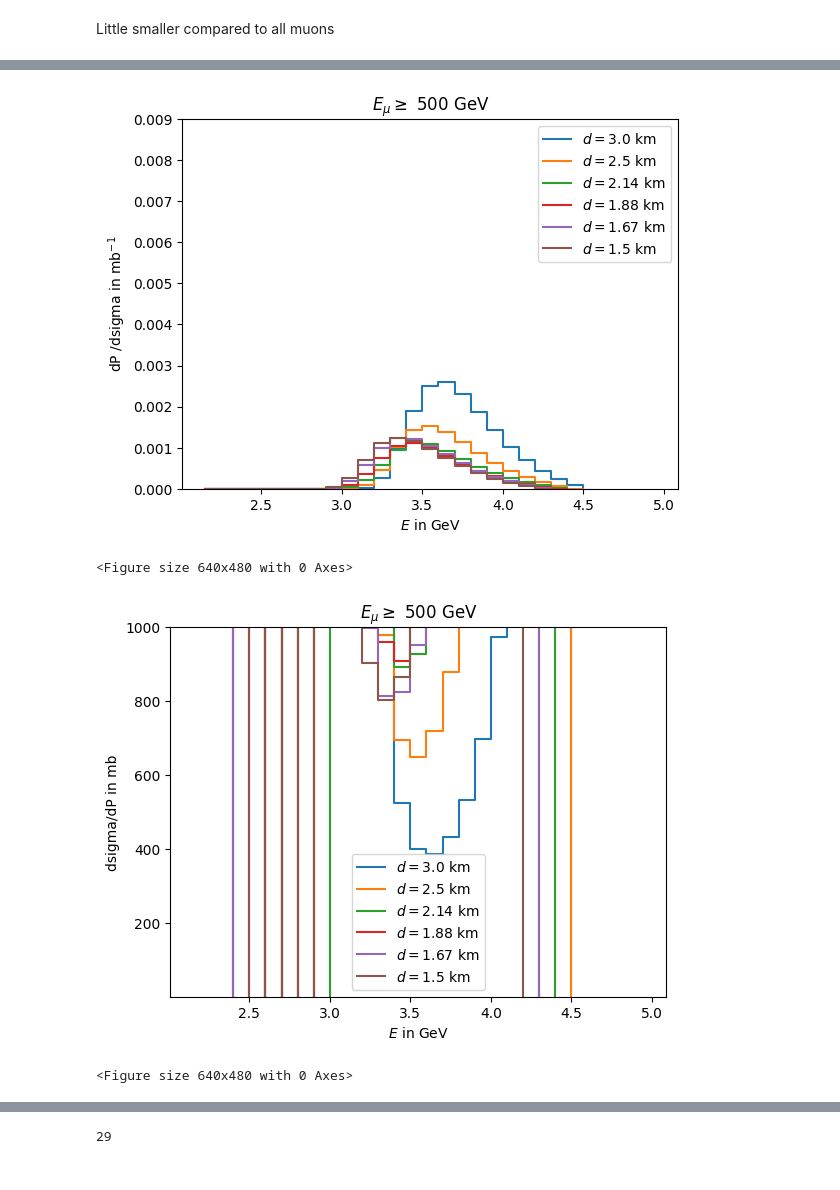
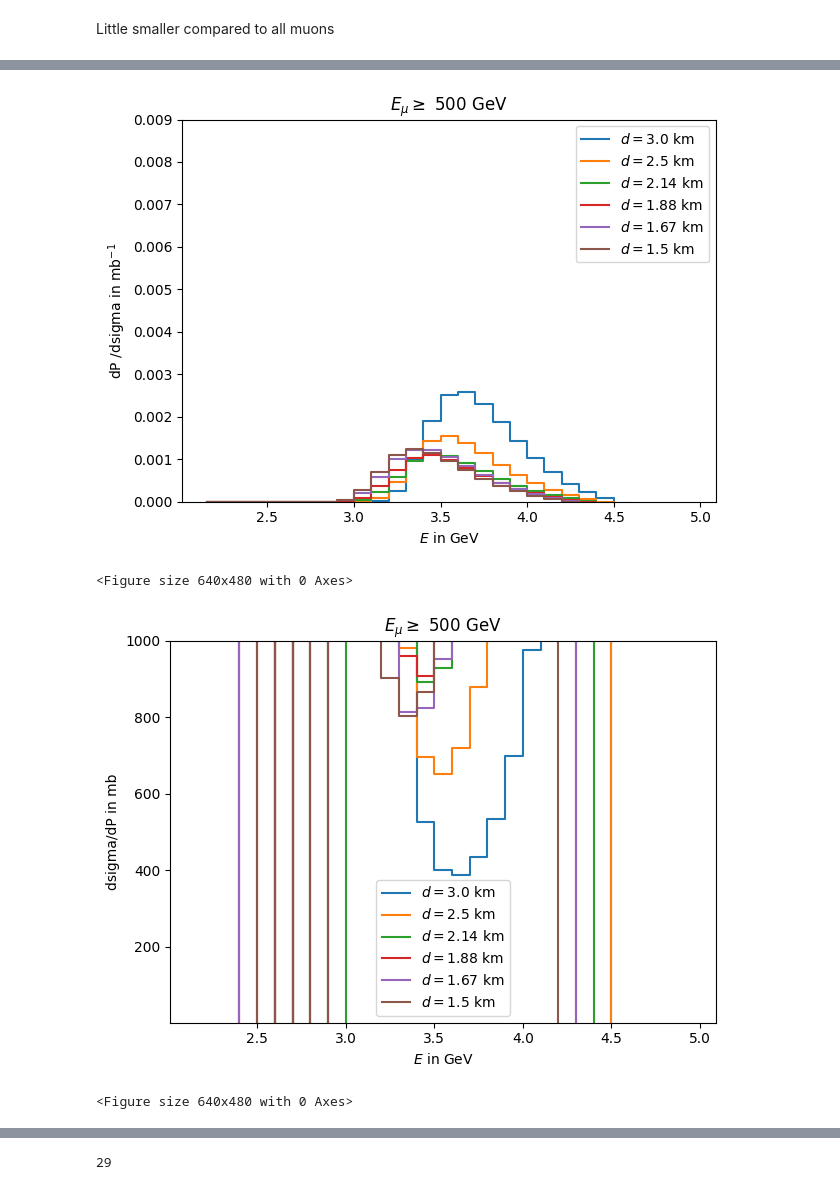
Before and after one commit to karohymon/cs-analysis, a Jupyter notebook: IceCube_diffuse_underground_bundles/slope_param_kaoncs.ipynb, the cells around one changed output, grey strips where cells are left out. Saved outputs shown, nothing was run; the diff lists cells and outputs as text; code cells hidden in the pictures.

```diff
--- a/IceCube_diffuse_underground_bundles/slope_param_kaoncs.ipynb
+++ b/IceCube_diffuse_underground_bundles/slope_param_kaoncs.ipynb
@@ -329,27 +341,29 @@ plt.xlabel('$E$ in GeV')
 plt.ylim([0.00,0.009])
 plt.legend()
 plt.title('$E_{\mu}\geq $ 500 GeV')
+plt.tight_layout()
 plt.savefig(plot_dir + 'cs_k_energybintest_powerlawderiv_dPdsig_ebin_slantdepth_threshold.png')
 plt.show()
 plt.clf()
 # %% [output]
-[figure, old version]
+[figure, new version]
 <Figure size 640x480 with 0 Axes>
 # %%
 # dsig dP
 
 for d in range(len(sl)):
     plt.plot(e_center, dP_dsig_500[d,:]**(-1),label="$d=$" + str(np.round(sl[d],decimals=2)) + " km",drawstyle='steps-mid')
 plt.ylabel('dsigma/dP in mb')
 plt.xlabel('$E$ in GeV')
 plt.ylim([1,1e3])
 plt.legend()
 plt.title('$E_{\mu}\geq $ 500 GeV')
+plt.tight_layout()
 plt.savefig(plot_dir + 'cs_k_energybintest_powerlawderiv_dsigdP_ebin_slantdepth_threshold.png')
 plt.show()
 plt.clf()
 # %% [output]
-[figure, old version]
+[figure, new version]
 <Figure size 640x480 with 0 Axes>
 # %%
 for d in range(len(sl)):
```
Also changed, not shown: parts of 8 cells of this notebook, 2 other files.
